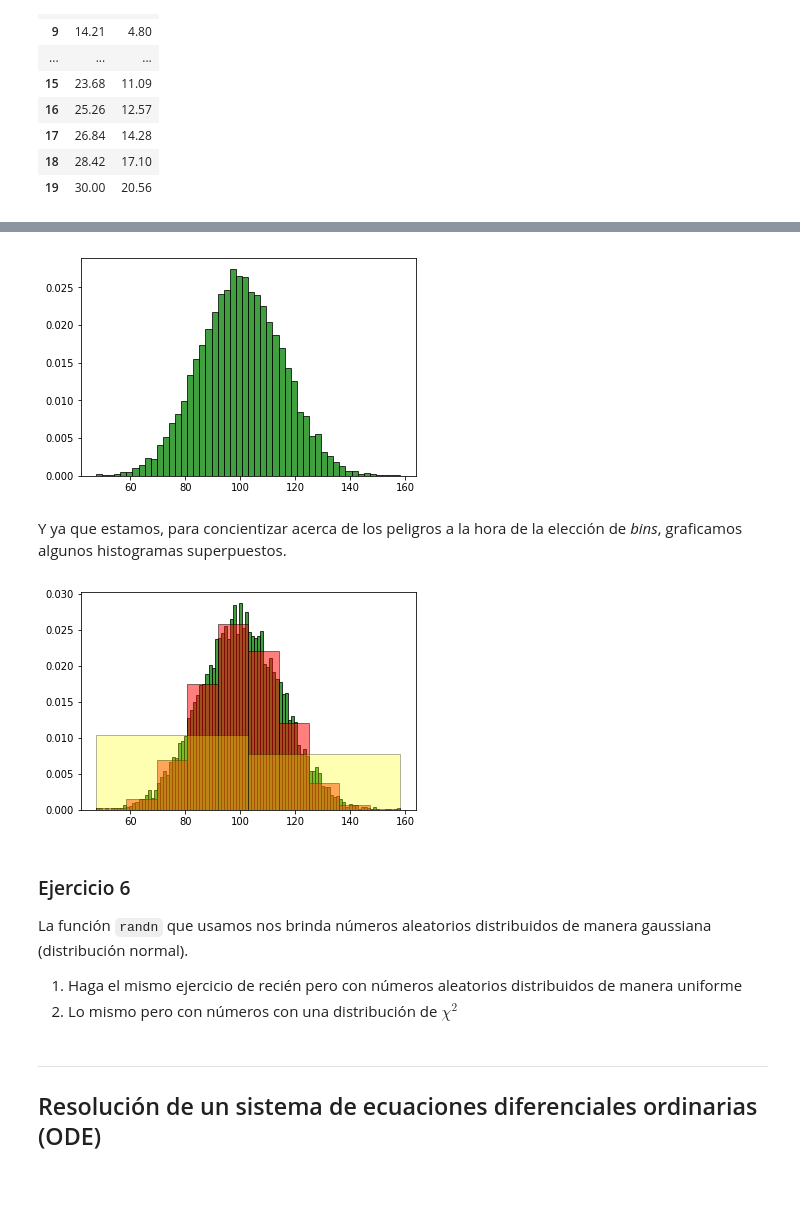
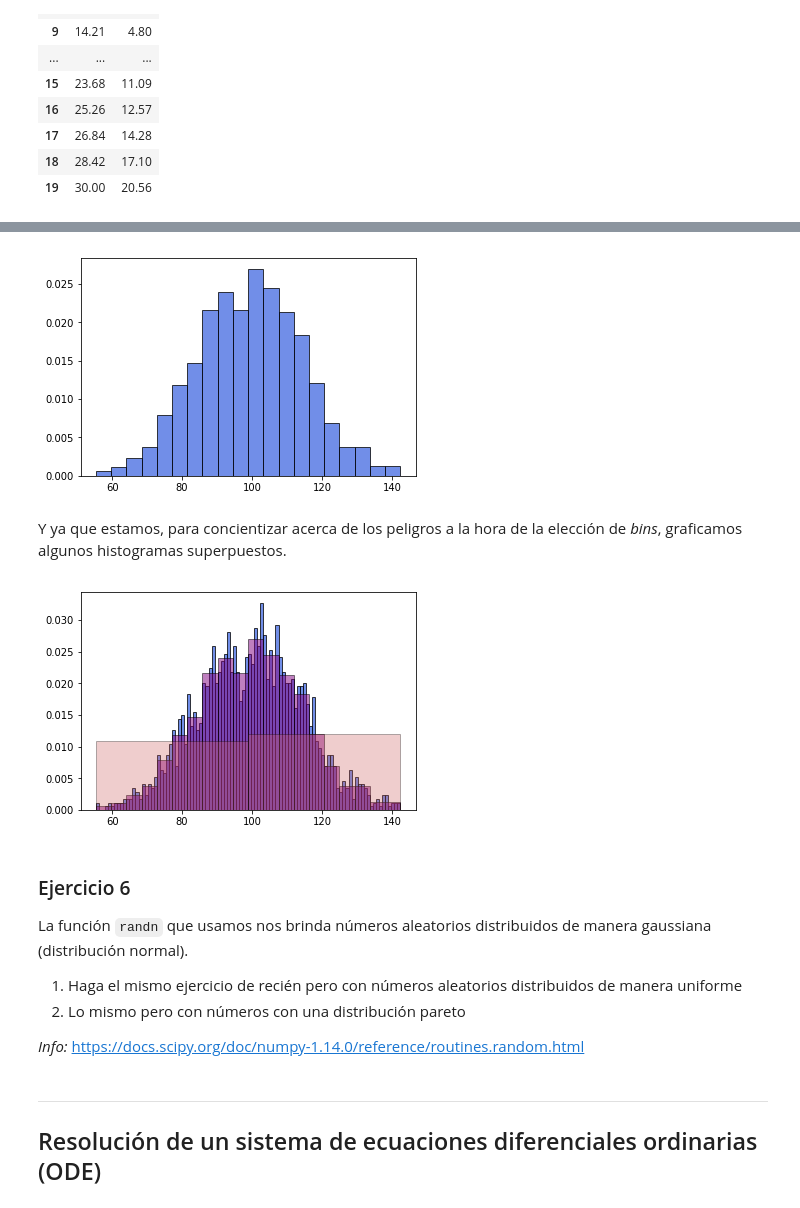
Before and after one commit to fifabsas/talleresfifabsas, a Jupyter notebook: python/2_Numerico/numerico.ipynb, the cells around one changed output, grey strips where cells are left out. Cells and saved outputs as stored; diff of their text form; code cells hidden in the pictures.

Commit message:
Actualizacion de la seccion de histogramas y calculo simbolico

```diff
--- a/python/2_Numerico/numerico.ipynb
+++ b/python/2_Numerico/numerico.ipynb
@@ -697,12 +697,14 @@ Hagamos un histograma simple de un set gaussiano. Para eso, creemos datos alrede
 import numpy as np
 import matplotlib.pyplot as plt
 
-mu = 100 # mu es mi valor medio
-sigma = 15 # sigma la desviación
-x = mu + sigma*np.random.randn(10000) # le sumo ruido gaussiano a mu
+# Distribución gaussiana centrada en 100, con 15 de desviación estándar
+data = np.random.normal(100, 15, 2000)
 
-n, bins, patches = plt.hist(x, bins=50, edgecolor='black', facecolor='green', alpha=0.75)
-# en la variable n se encuentran los datos del histograma
+n, bins, patches = plt.hist(data, bins=20, edgecolor='black', facecolor='royalblue', alpha=0.75)
+# n la variable n se encuentran los datos del histograma
 # bins es un vector con los bordes de los rangos de datos
 # patches no nos interesa en general
+
+print(f'n:\n{n}\n')
+print(f'bins:\n{bins}')
 # %% [output]
@@ -711,25 +723,25 @@ n, bins, patches = plt.hist(x, bins=50, edgecolor='black', facecolor='green', al
 # Si lo quisieramos normalizar el area hay que agregar una opcion mas que es density=True como para
 # que entienda que queremos ver la "densidad de probabilidad", forma cheta para decir: normalizar el area.
 
-n, bins, patches = plt.hist(x, bins=50, edgecolor='black', facecolor='green', alpha=0.75, density=True)
-
-# Ver la escala vertical.
+n, bins, patches = plt.hist(data, bins=20, edgecolor='black', facecolor='royalblue', alpha=0.75, density=True)
 # %% [output]
-[figure, old version]
+[figure, new version]
 # %% [markdown]
 Y ya que estamos, para concientizar acerca de los peligros a la hora de la elección de *bins*, graficamos algunos histogramas superpuestos.
 # %%
-n, bins, patches = plt.hist(x, bins=100, density=True, edgecolor='black', facecolor='green', alpha=0.75)
-n, bins, patches = plt.hist(x, bins=10 , density=True, edgecolor='black', facecolor='red'  , alpha=0.5)
-n, bins, patches = plt.hist(x, bins=2 , density=True, edgecolor='black', facecolor='yellow'  , alpha=0.3)
+n, bins, patches = plt.hist(data, bins=100, density=True, edgecolor='black', facecolor='royalblue', alpha=0.75)
+n, bins, patches = plt.hist(data, bins=20 , density=True, edgecolor='black', facecolor='purple'  , alpha=0.5)
+n, bins, patches = plt.hist(data, bins=2 , density=True, edgecolor='black', facecolor='indianred'  , alpha=0.3)
 # %% [output]
-[figure, old version]
+[figure, new version]
 # %% [markdown]
 ### Ejercicio 6
 
 La función `randn` que usamos nos brinda números aleatorios distribuidos de manera gaussiana (distribución normal).
 1. Haga el mismo ejercicio de recién pero con números aleatorios distribuidos de manera uniforme
-2. Lo mismo pero con números con una distribución de $\chi^2$
+2. Lo mismo pero con números con una distribución pareto
+
+_Info:_ https://docs.scipy.org/doc/numpy-1.14.0/reference/routines.random.html
 # %% [markdown]
 ---
 ## Resolución de un sistema de ecuaciones diferenciales ordinarias (ODE)
```
Also changed, not shown: parts of 17 cells of this notebook.
